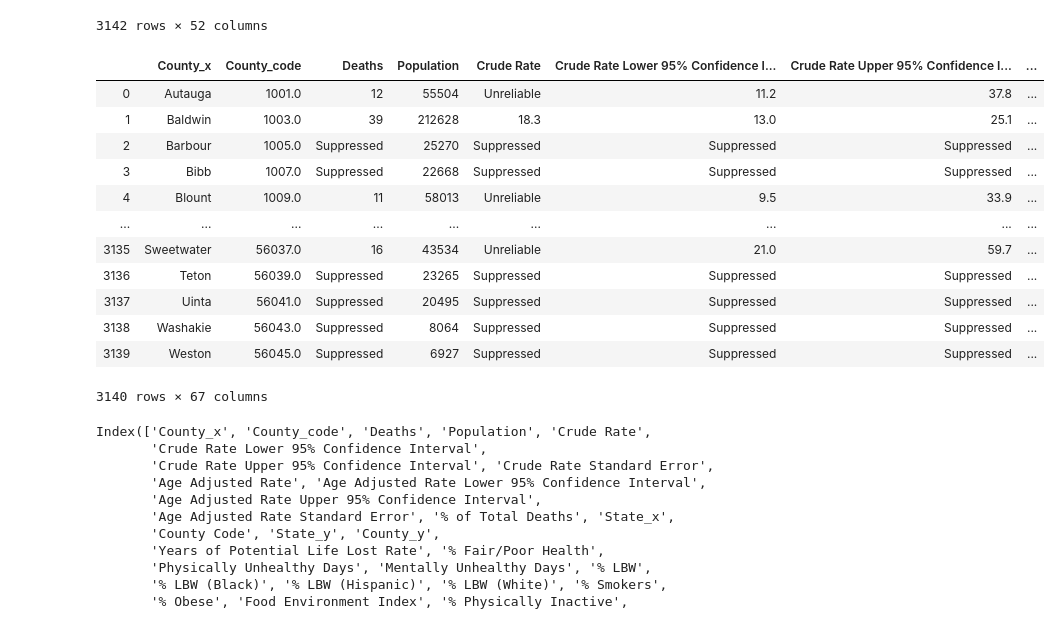
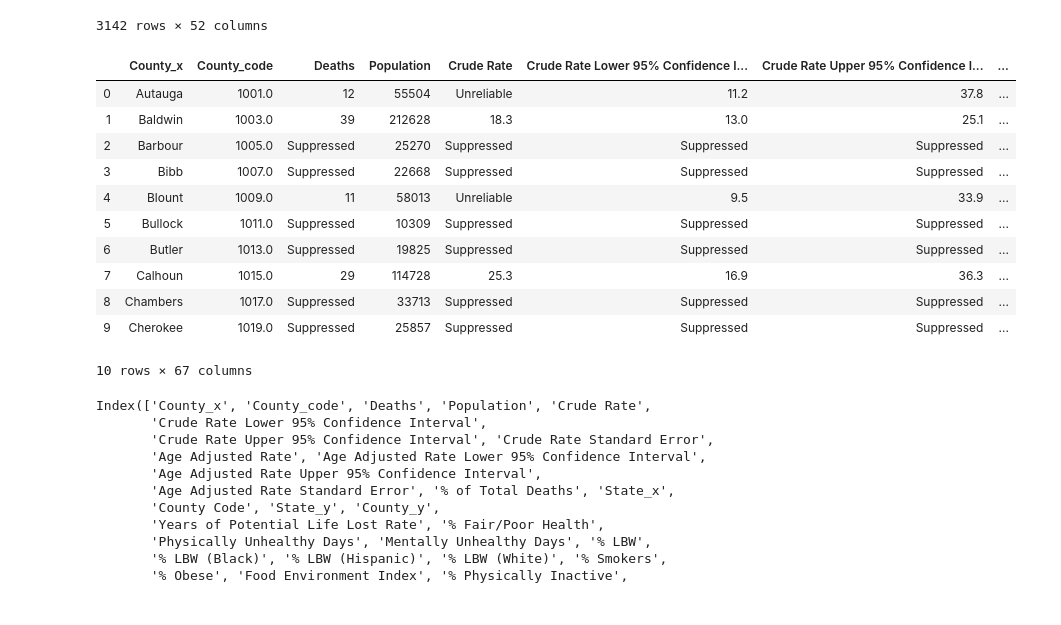
Before and after one commit to zoeyherm/predicting_suicide_rates, a Jupyter notebook: Suicide_data_OLS_VIF.ipynb, the cells around one changed output. Saved outputs shown, nothing was run; the diff lists cells and outputs as text; code cells hidden in the pictures.

```diff
--- a/Suicide_data_OLS_VIF.ipynb
+++ b/Suicide_data_OLS_VIF.ipynb
@@ -138,20 +138,20 @@ df1.set_index('County_code')
 # %%
 a = pd.merge(df, df1, on ='County_code')
 a.sort_values('County_code')
+a.head(10)
 # %% [output]
 |  | County_x | County_code | Deaths | Population | Crude Rate | Crude Rate Lower 95% Confidence I... | Crude Rate Upper 95% Confidence I... | ... |
 | 0 | Autauga | 1001.0 | 12 | 55504 | Unreliable | 11.2 | 37.8 | ... |
 | 1 | Baldwin | 1003.0 | 39 | 212628 | 18.3 | 13.0 | 25.1 | ... |
 | 2 | Barbour | 1005.0 | Suppressed | 25270 | Suppressed | Suppressed | Suppressed | ... |
 | 3 | Bibb | 1007.0 | Suppressed | 22668 | Suppressed | Suppressed | Suppressed | ... |
 | 4 | Blount | 1009.0 | 11 | 58013 | Unreliable | 9.5 | 33.9 | ... |
-| ... | ... | ... | ... | ... | ... | ... | ... | ... |
-| 3135 | Sweetwater | 56037.0 | 16 | 43534 | Unreliable | 21.0 | 59.7 | ... |
-| 3136 | Teton | 56039.0 | Suppressed | 23265 | Suppressed | Suppressed | Suppressed | ... |
-| 3137 | Uinta | 56041.0 | Suppressed | 20495 | Suppressed | Suppressed | Suppressed | ... |
-| 3138 | Washakie | 56043.0 | Suppressed | 8064 | Suppressed | Suppressed | Suppressed | ... |
-| 3139 | Weston | 56045.0 | Suppressed | 6927 | Suppressed | Suppressed | Suppressed | ... |
+| 5 | Bullock | 1011.0 | Suppressed | 10309 | Suppressed | Suppressed | Suppressed | ... |
+| 6 | Butler | 1013.0 | Suppressed | 19825 | Suppressed | Suppressed | Suppressed | ... |
+| 7 | Calhoun | 1015.0 | 29 | 114728 | 25.3 | 16.9 | 36.3 | ... |
+| 8 | Chambers | 1017.0 | Suppressed | 33713 | Suppressed | Suppressed | Suppressed | ... |
+| 9 | Cherokee | 1019.0 | Suppressed | 25857 | Suppressed | Suppressed | Suppressed | ... |
-3140 rows × 67 columns
+10 rows × 67 columns
 # %%
 a.columns
 # %% [output]
```
Also changed, not shown: parts of 3 cells of this notebook, 4 other files.
